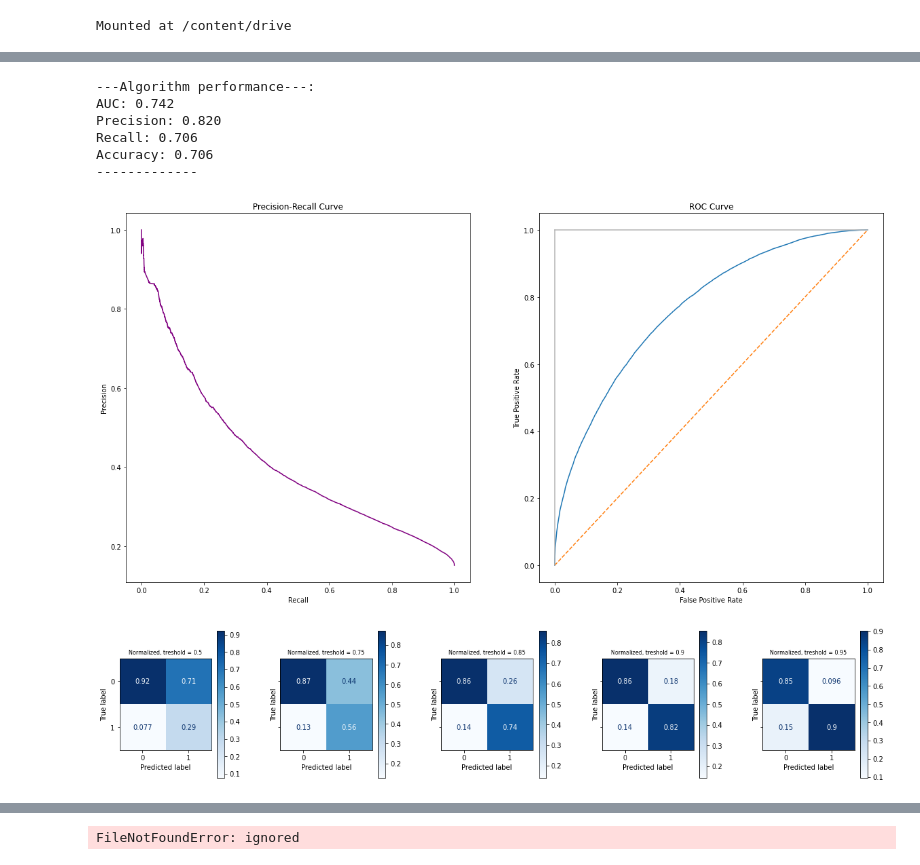
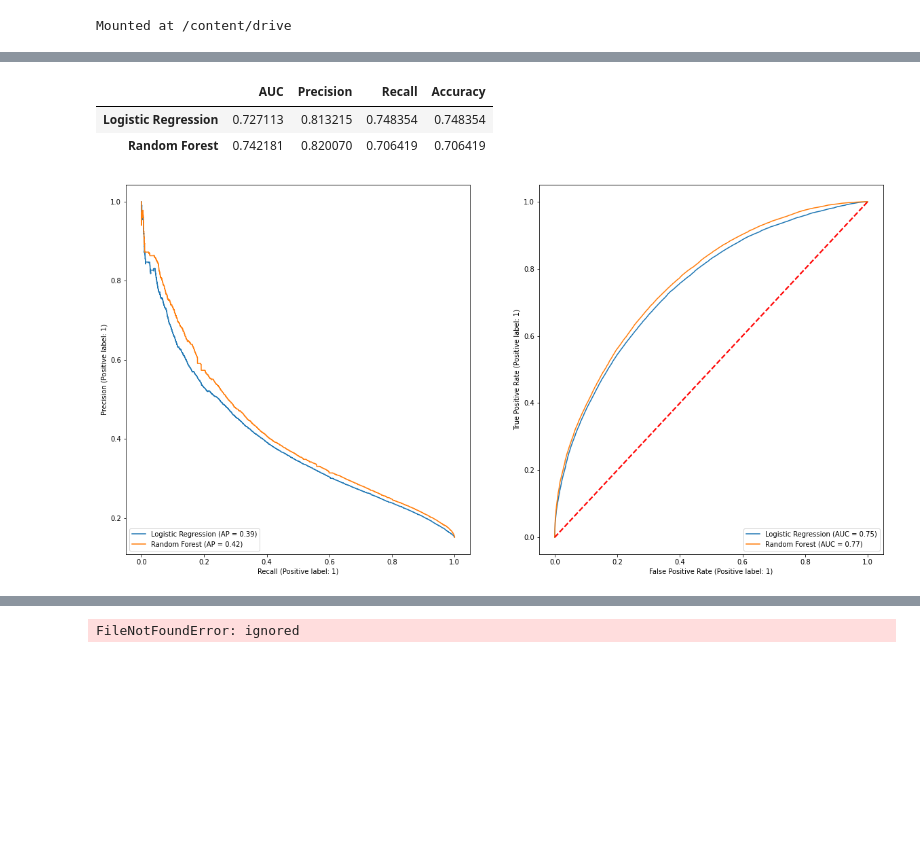
Before and after one commit to omerfalach/Death-Classification-FAERS, a Jupyter notebook: Modeling.ipynb, the cells around one changed output, grey strips where cells are left out. Saved outputs shown, nothing was run; the diff lists cells and outputs as text; code cells hidden in the pictures; blank space fills up the shorter version.

```diff
--- a/Modeling.ipynb
+++ b/Modeling.ipynb
@@ -347,16 +350,17 @@ filename = '/content/drive/MyDrive/Colab Notebooks/baseline_traget_encoding_Rand
 # pickle.dump(models[0], open(filename, 'wb'))
 ###Results
 baseline_rforest = pickle.load(open(filename, 'rb'))
-op.get_results(baseline_rforest,test_features,test_labels)
-# %% [output]
----Algorithm performance---:
-AUC: 0.742
-Precision: 0.820
-Recall: 0.706
-Accuracy: 0.706
--------------
-[figure, removed]
-[figure, removed]
+# %%
+from sklearn.metrics import plot_roc_curve,plot_precision_recall_curve
+import project_plots_test1 as op
+baseline_classifiers = {'Logistic Regression': baseline_logreg,'Random Forest': baseline_rforest}
+d = op.compare_classifiers(baseline_classifiers,test_features,test_labels)
+d
+# %% [output]
+|  | AUC | Precision | Recall | Accuracy |
+| Logistic Regression | 0.727113 | 0.813215 | 0.748354 | 0.748354 |
+| Random Forest | 0.742181 | 0.820070 | 0.706419 | 0.706419 |
+[figure, added]
 # %%
 ##Training - Using_tf-idf_vectorizer_for_drugname_feature_5Folds
 ##Logistic_Regression
```
Also changed, not shown: parts of 11 cells of this notebook.
